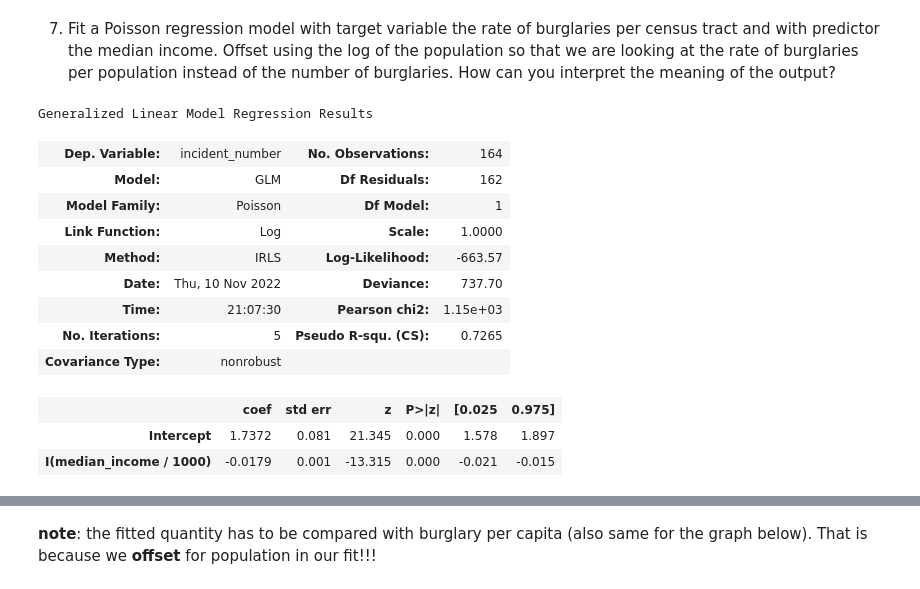
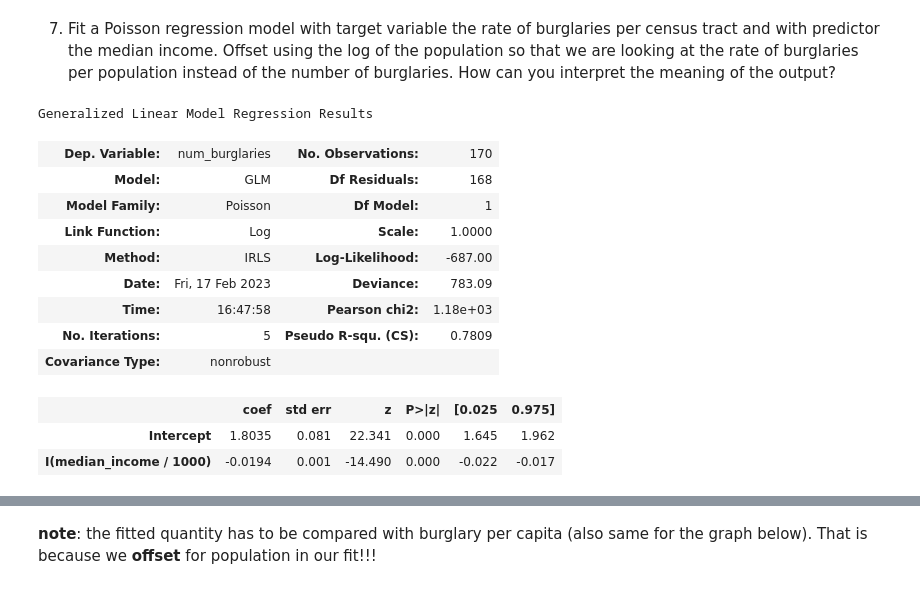
Before and after one commit to tomoumer/api_project-pizza, a Jupyter notebook: notebooks/TU_api_project.ipynb, the cells around one changed output, grey strips where cells are left out. Drawn from its saved outputs; the diff is of its cells as text; code cells hidden in the pictures.

```diff
--- a/notebooks/TU_api_project.ipynb
+++ b/notebooks/TU_api_project.ipynb
@@ -200,3 +283,0 @@ memory usage: 1004.1+ KB
-# %%
-# to get rid of duplicate incidents
-incidents_by_tract = incidents_by_tract.drop_duplicates(subset='incident_number')
@@ -251,4 +284,7 @@ incidents_by_tract_stats = pd.merge(
+# %%
+incidents_by_tract['population'] = incidents_by_tract['population'].astype(int)
+incidents_by_tract['median_income'] = incidents_by_tract['median_income'].astype(int)
 # %%
 # code below to get rid of zero population and negative med values
-incidents_by_tract_stats = incidents_by_tract_stats[(incidents_by_tract_stats['population']).astype(int) > 0]
-incidents_by_tract_stats = incidents_by_tract_stats[(incidents_by_tract_stats['median_income']).astype(float) >= 0]
+incidents_by_tract = incidents_by_tract[incidents_by_tract['population'] > 0]
+incidents_by_tract = incidents_by_tract[incidents_by_tract['median_income'] >= 0]
@@ -255,3 +308,3 @@ incidents_by_tract_stats = incidents_by_tract_stats[(incidents_by_tract_stats['m
 # %%
-# new column to have number of incidents per each tract
-incidents_by_tract_stats['n_incidents_tract'] = incidents_by_tract_stats.groupby('TRACTCE')['incident_number'].transform('count').to_frame()
+# new column to have number of incidents per population
+incidents_by_tract['burglaries_per_thousand'] = incidents_by_tract['num_burglaries'] / incidents_by_tract['population'] * 1000.0
@@ -334,27 +413,26 @@ Similar trends observed as described above
 # %% [markdown]
 7. Fit a Poisson regression model with target variable the rate of burglaries per census tract and with predictor the median income. Offset using the log of the population so that we are looking at the rate of burglaries per population instead of the number of burglaries. How can you interpret the meaning of the output?
 # %%
-pr_burglary = smf.glm('incident_number ~ I(median_income/1000)',
-                 data = tract_aggr_burglary,
-                 offset = np.log(tract_aggr_burglary['population']/1000),
-                 family = sm.families.Poisson()
-                 ).fit()
+poisson_model = smf.glm('num_burglaries ~ I(median_income / 1000)',
+                        offset = np.log(incidents_by_tract['population'] / 1000),
+                        family = sm.families.Poisson(),
+                        data = incidents_by_tract).fit()
 
-pr_burglary.summary()
+poisson_model.summary()
 # %% [output]
 Generalized Linear Model Regression Results
-| Dep. Variable: | incident_number | No. Observations: | 164 |
-| Model: | GLM | Df Residuals: | 162 |
+| Dep. Variable: | num_burglaries | No. Observations: | 170 |
+| Model: | GLM | Df Residuals: | 168 |
 | Model Family: | Poisson | Df Model: | 1 |
 | Link Function: | Log | Scale: | 1.0000 |
-| Method: | IRLS | Log-Likelihood: | -663.57 |
-| Date: | Thu, 10 Nov 2022 | Deviance: | 737.70 |
-| Time: | 21:07:30 | Pearson chi2: | 1.15e+03 |
-| No. Iterations: | 5 | Pseudo R-squ. (CS): | 0.7265 |
+| Method: | IRLS | Log-Likelihood: | -687.00 |
+| Date: | Fri, 17 Feb 2023 | Deviance: | 783.09 |
+| Time: | 16:47:58 | Pearson chi2: | 1.18e+03 |
+| No. Iterations: | 5 | Pseudo R-squ. (CS): | 0.7809 |
 | Covariance Type: | nonrobust |  |  |
 |  | coef | std err | z | P>|z| | [0.025 | 0.975] |
-| Intercept | 1.7372 | 0.081 | 21.345 | 0.000 | 1.578 | 1.897 |
-| I(median_income / 1000) | -0.0179 | 0.001 | -13.315 | 0.000 | -0.021 | -0.015 |
+| Intercept | 1.8035 | 0.081 | 22.341 | 0.000 | 1.645 | 1.962 |
+| I(median_income / 1000) | -0.0194 | 0.001 | -14.490 | 0.000 | -0.022 | -0.017 |
 # %% [markdown]
 After offsetting for population, and deciding to divide the median income by 1000 (otherwise the factor of changing by a single $ is miniscule) the model estimates that:
 
```
Also changed, not shown: parts of 106 cells of this notebook, 1 other file.
